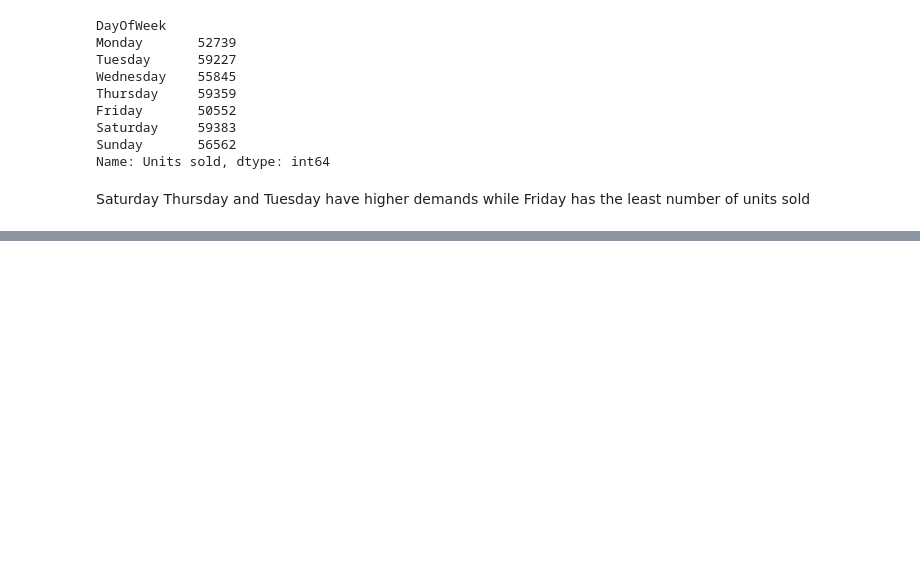
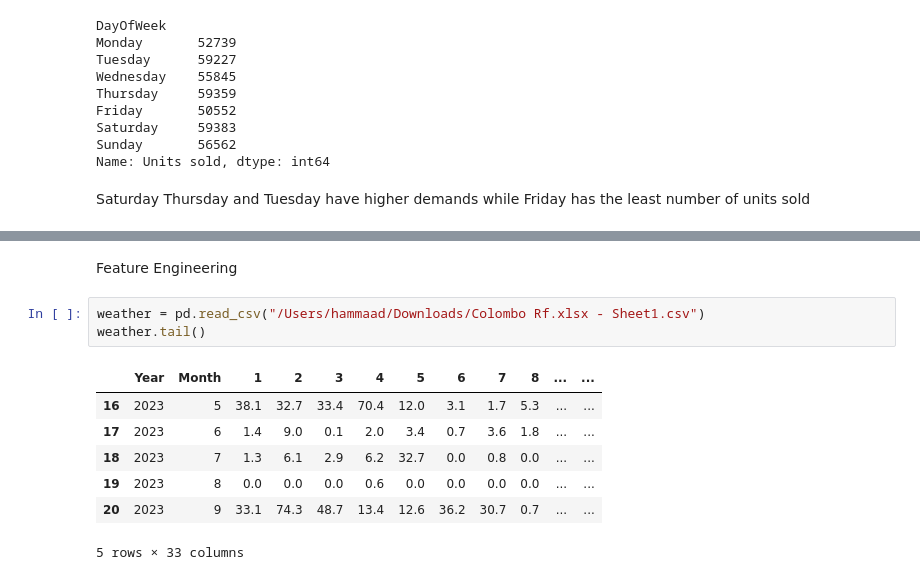
Before and after one commit to hammaadrizwan/marketwiz, a Jupyter notebook: SalesEDA.ipynb, the cells around one changed output, grey strips where cells are left out. Saved outputs shown, nothing was run; the diff lists cells and outputs as text; blank space fills up the shorter version.

```diff
--- a/SalesEDA.ipynb
+++ b/SalesEDA.ipynb
@@ -432,0 +451,13 @@ Saturday Thursday and Tuesday have higher demands while Friday has the least num
+# %% [markdown]
+Feature Engineering
+# %%
+weather = pd.read_csv("/Users/hammaad/Downloads/Colombo Rf.xlsx - Sheet1.csv")
+weather.tail()
+# %% [output]
+|  | Year | Month | 1 | 2 | 3 | 4 | 5 | 6 | 7 | 8 | ... | ... |
+| 16 | 2023 | 5 | 38.1 | 32.7 | 33.4 | 70.4 | 12.0 | 3.1 | 1.7 | 5.3 | ... | ... |
+| 17 | 2023 | 6 | 1.4 | 9.0 | 0.1 | 2.0 | 3.4 | 0.7 | 3.6 | 1.8 | ... | ... |
+| 18 | 2023 | 7 | 1.3 | 6.1 | 2.9 | 6.2 | 32.7 | 0.0 | 0.8 | 0.0 | ... | ... |
+| 19 | 2023 | 8 | 0.0 | 0.0 | 0.0 | 0.6 | 0.0 | 0.0 | 0.0 | 0.0 | ... | ... |
+| 20 | 2023 | 9 | 33.1 | 74.3 | 48.7 | 13.4 | 12.6 | 36.2 | 30.7 | 0.7 | ... | ... |
+5 rows × 33 columns
```
Also changed, not shown: parts of 13 cells of this notebook.
